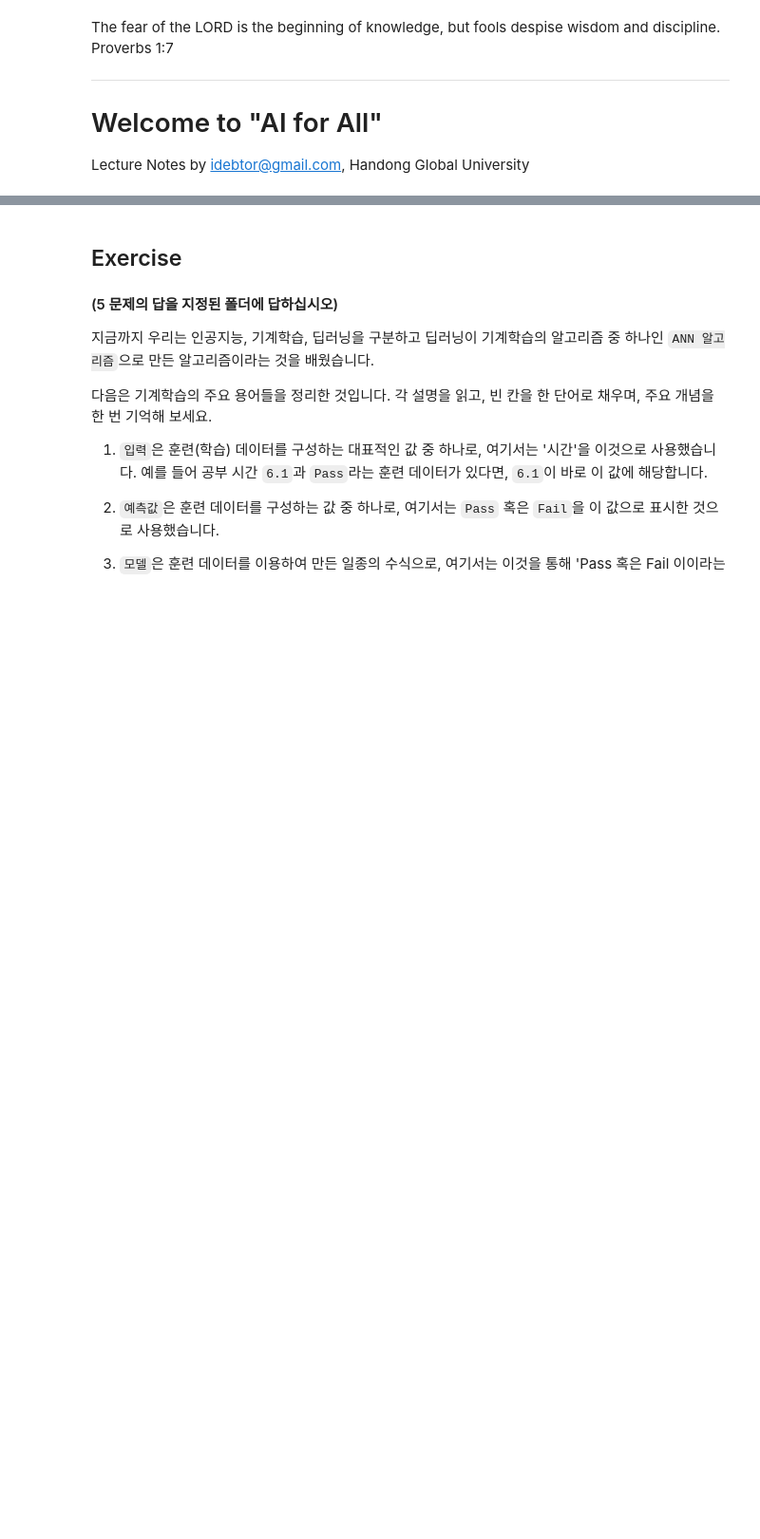
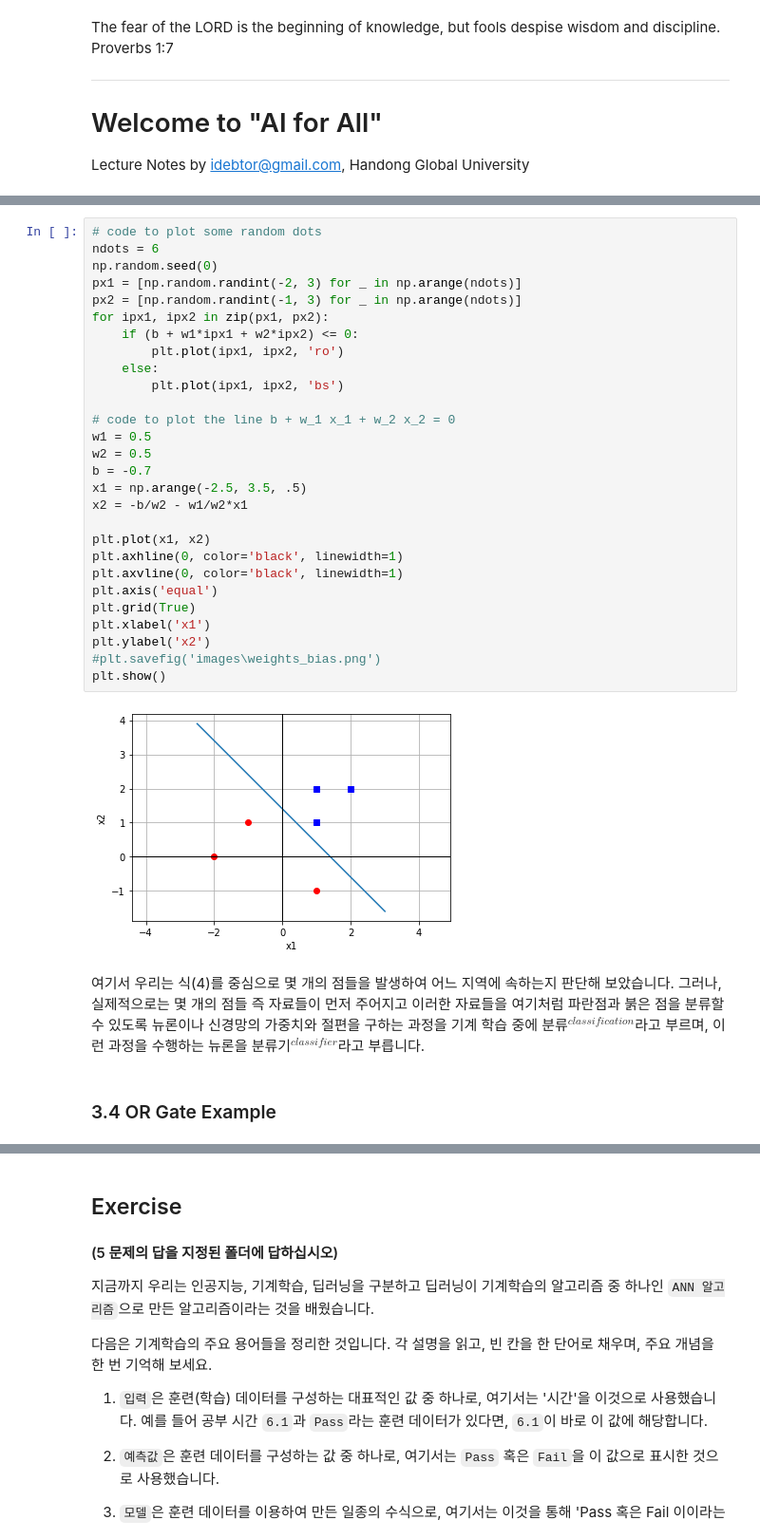
Before and after one commit to Younhong/JoyAIx, a Jupyter notebook: younhong/assignment/21400022_KoYounhong_ai1.ipynb, the cells around one changed output, grey strips where cells are left out. Shown: that part at 95% size. Saved outputs shown, nothing was run; the diff lists cells and outputs as text; blank space fills up the shorter version.

```diff
--- a/younhong/assignment/21400022_KoYounhong_ai1.ipynb
+++ b/younhong/assignment/21400022_KoYounhong_ai1.ipynb
@@ -8,0 +346,34 @@ Lecture Notes by idebtor@gmail.com, Handong Global University
+# %%
+# code to plot some random dots
+ndots = 6
+np.random.seed(0)
+px1 = [np.random.randint(-2, 3) for _ in np.arange(ndots)]
+px2 = [np.random.randint(-1, 3) for _ in np.arange(ndots)]
+for ipx1, ipx2 in zip(px1, px2):
+    if (b + w1*ipx1 + w2*ipx2) <= 0:
+        plt.plot(ipx1, ipx2, 'ro')
+    else:
+        plt.plot(ipx1, ipx2, 'bs')
+
+# code to plot the line b + w_1 x_1 + w_2 x_2 = 0
+w1 = 0.5
+w2 = 0.5
+b = -0.7
+x1 = np.arange(-2.5, 3.5, .5)
+x2 = -b/w2 - w1/w2*x1
+
+plt.plot(x1, x2)
+plt.axhline(0, color='black', linewidth=1)
+plt.axvline(0, color='black', linewidth=1)
+plt.axis('equal')
+plt.grid(True)
+plt.xlabel('x1')
+plt.ylabel('x2')
+#plt.savefig('images\weights_bias.png')
+plt.show()
+# %% [output]
+[figure, added]
+# %% [markdown]
+여기서 우리는 식(4)를 중심으로 몇 개의 점들을 발생하여 어느 지역에 속하는지 판단해 보았습니다.  그러나,  실제적으로는 몇 개의 점들 즉 자료들이 먼저 주어지고 이러한 자료들을 여기처럼 파란점과 붉은 점을 분류할 수 있도록 뉴론이나 신경망의 가중치와 절편을 구하는 과정을 기계 학습 중에 분류$^{classification}$라고 부르며, 이런 과정을 수행하는 뉴론을 분류기$^{classifier}$라고 부릅니다.
+# %% [markdown]
+### 3.4 OR Gate Example
```
Also changed, not shown: parts of 125 cells of this notebook, 2 other files.
